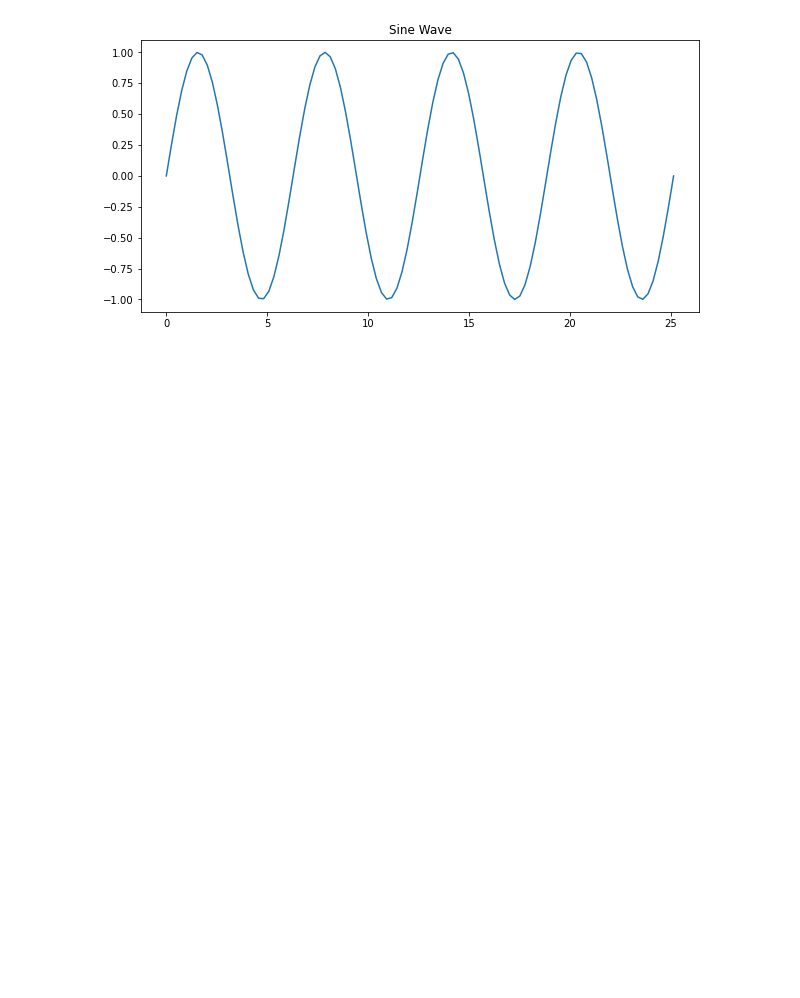
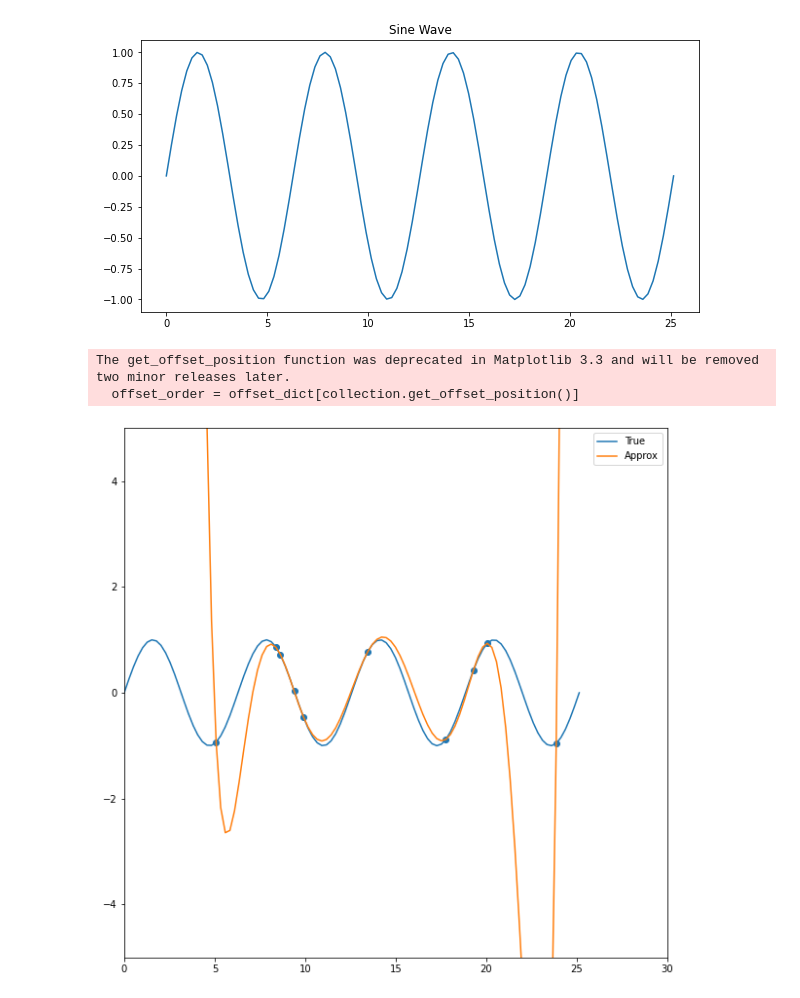
Before and after one commit to chirathlv/Machine-Learning, a Jupyter notebook: Regression Sine Wave Approximation.ipynb, the cells around one changed output. Drawn from its saved outputs; the diff is of its cells as text; code cells hidden in the pictures; blank space fills up the shorter version.

Commit message:
Sine Func Approximation completed

```diff
--- a/Regression Sine Wave Approximation.ipynb
+++ b/Regression Sine Wave Approximation.ipynb
@@ -26,3 +31,35 @@ def MakePoly(X, degree):
         X_poly = np.concatenate((X_poly, P), axis=1)
 
     return X_poly
+# %%
+# Return the Weights
+def fit(X,y):
+    return np.linalg.solve(np.dot(X.T,X), np.dot(X.T,y))
+# %%
+# plot each aproximated polynomial based on samples (Training Data)
+def plot_graph(X, y, sample, deg):
+
+    train_ids = np.random.choice(X.shape[0], sample)
+    X_train, y_train = X[train_ids], y[train_ids]
+
+    X_train_poly = MakePoly(X_train, deg)
+    W = fit(X_train_poly, y_train)
+
+    X_poly = MakePoly(X, deg)
+    Yhat = np.dot(X_poly, W)
+
+    plt.figure(figsize=(10,10))
+    plt.plot(X, y)
+    plt.plot(X, Yhat)
+    plt.scatter(X_train, y_train)
+    plt.xlim([0,30])
+    plt.ylim([-5,5])
+    plt.legend(["True","Approx"])
+    plt.show()
+# %%
+# Samples = 10, Degrees = 10
+plot_graph(X,y,10,10)
+# %% [output]
+The get_offset_position function was deprecated in Matplotlib 3.3 and will be removed two minor releases later.
+  offset_order = offset_dict[collection.get_offset_position()]
+[figure, added]
```
Also changed, not shown: parts of 12 cells of this notebook.
